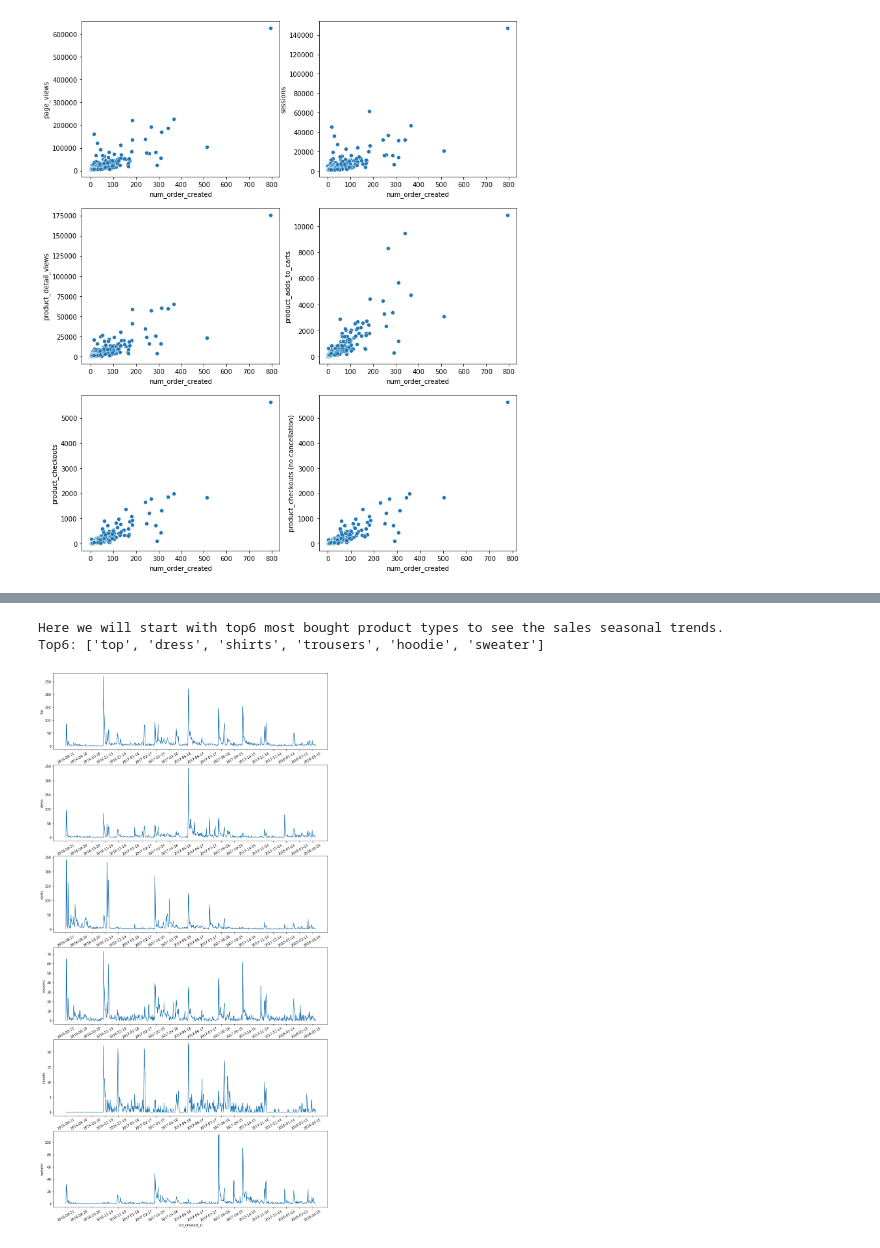
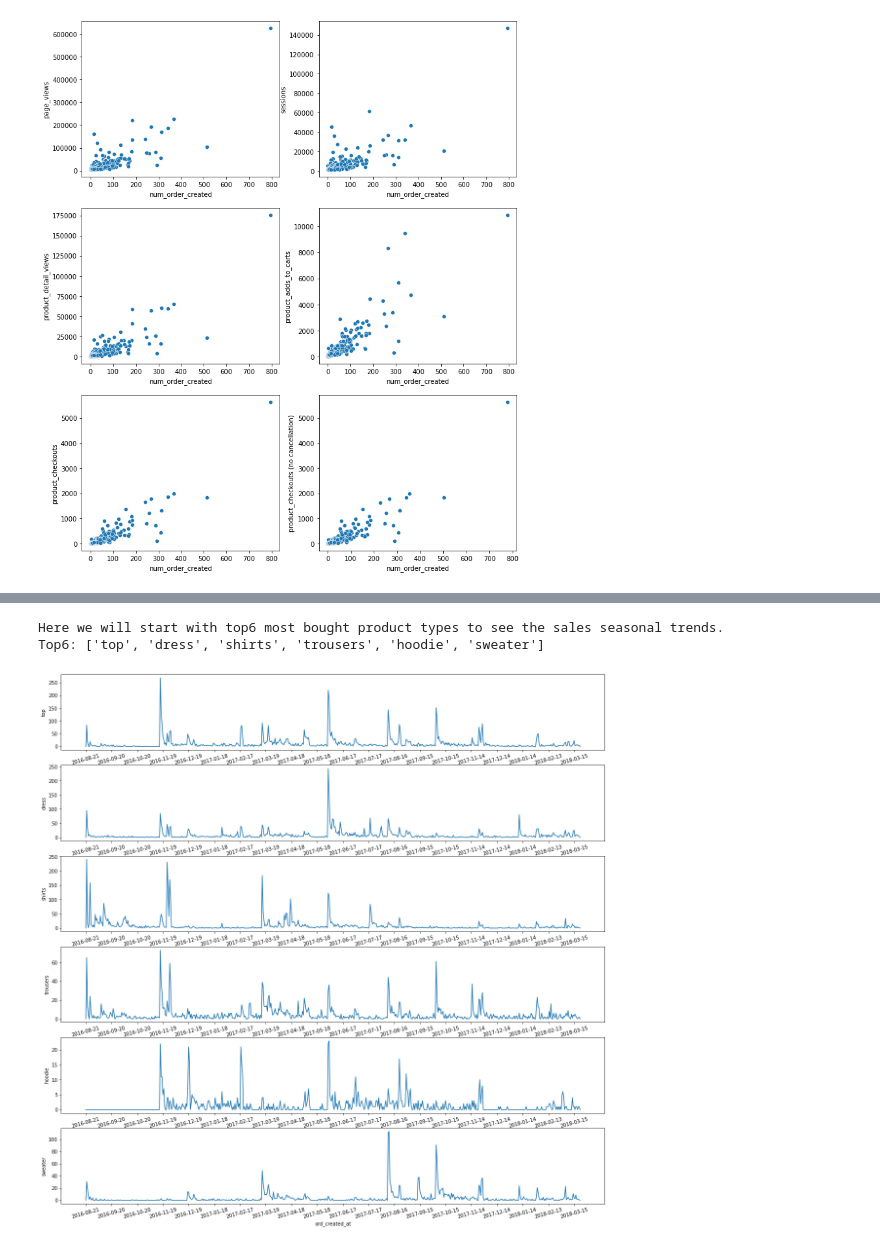
Before and after one commit to ryq99/Use_Case_Backlogs, a Jupyter notebook: ecommerce-project.ipynb, the cells around one changed output, grey strips where cells are left out. Drawn from its saved outputs; the diff is of its cells as text; code cells hidden in the pictures.

```diff
--- a/ecommerce-project.ipynb
+++ b/ecommerce-project.ipynb
@@ -98,7 +98,7 @@ Text(0, 0.5, 'product_checkouts (no cancellation)')
 # %%
 prod_order = pd.merge(ord_item[['order_id', 'product_id', 'price', 'quantity']],
          products[['id', 'product_type', 'created_at','published_at']].rename(columns={'id':'product_id', 'created_at':'prod_created_at'}),
-         on='product_id').merge(orders[['id', 'created_at', 'closed_at', 'cancelled_at', 'total_line_items_price']].rename(columns={'id':'order_id', 'created_at':'ord_created_at', 'closed_at':'ord_closed_at', 'cancelled_at':'ord_cancelled_at'}), on='order_id').sort_values(by=['order_id', 'product_id'])
+         on='product_id').merge(orders[['id', 'created_at', 'closed_at', 'cancelled_at', 'total_price', 'shipping_rate', 'subtotal_price', 'total_discounts', 'total_line_items_price']].rename(columns={'id':'order_id', 'created_at':'ord_created_at', 'closed_at':'ord_closed_at', 'cancelled_at':'ord_cancelled_at'}), on='order_id').sort_values(by=['order_id', 'product_id'])
 prod_order
 # %% [output]
 |  | order_id | product_id | price | quantity | product_type | prod_created_at | published_at | ord_created_at | ... |
@@ -142,19 +136,19 @@ Total No. product types = 28
 # %%
 print('Here we will start with top6 most bought product types to see the sales seasonal trends.')
 top6_prod_type_list = ['top', 'dress', 'shirts', 'trousers', 'hoodie', 'sweater']
 print('Top6:', top6_prod_type_list)
 
-fig, (ax1, ax2, ax3, ax4, ax5, ax6) = plt.subplots(nrows=6, ncols=1, figsize=(15, 30))
+fig, (ax1, ax2, ax3, ax4, ax5, ax6) = plt.subplots(nrows=6, ncols=1, figsize=(20, 20))
 ind_list = np.arange(0, 577, 30)
 for ax, col in zip((ax1, ax2, ax3, ax4, ax5, ax6), top6_prod_type_list):
     sns.lineplot(data=prod_by_t, x='ord_created_at', y=col, ax=ax)
     ax.set_xticks(ind_list)
-    ax.set_xticklabels(labels=prod_by_t.loc[lambda x: x.index.isin(ind_list)]['ord_created_at'], rotation=30)
+    ax.set_xticklabels(labels=prod_by_t.loc[lambda x: x.index.isin(ind_list)]['ord_created_at'], rotation=15)
 #plt.xticks(ticks=ind_list, labels=prod_by_t.loc[lambda x: x.index.isin(ind_list)]['ord_created_at'], rotation=30);
 # %% [output]
 Here we will start with top6 most bought product types to see the sales seasonal trends.
 Top6: ['top', 'dress', 'shirts', 'trousers', 'hoodie', 'sweater']
-[figure, old version]
+[figure, new version]
 # %%
 plt.figure(figsize=(20, 20))
 sns.heatmap(np.round(prod_by_t.drop(columns=['ord_created_at']).corr(), 3), annot=True);
```
Also changed, not shown: parts of 8 cells of this notebook.
